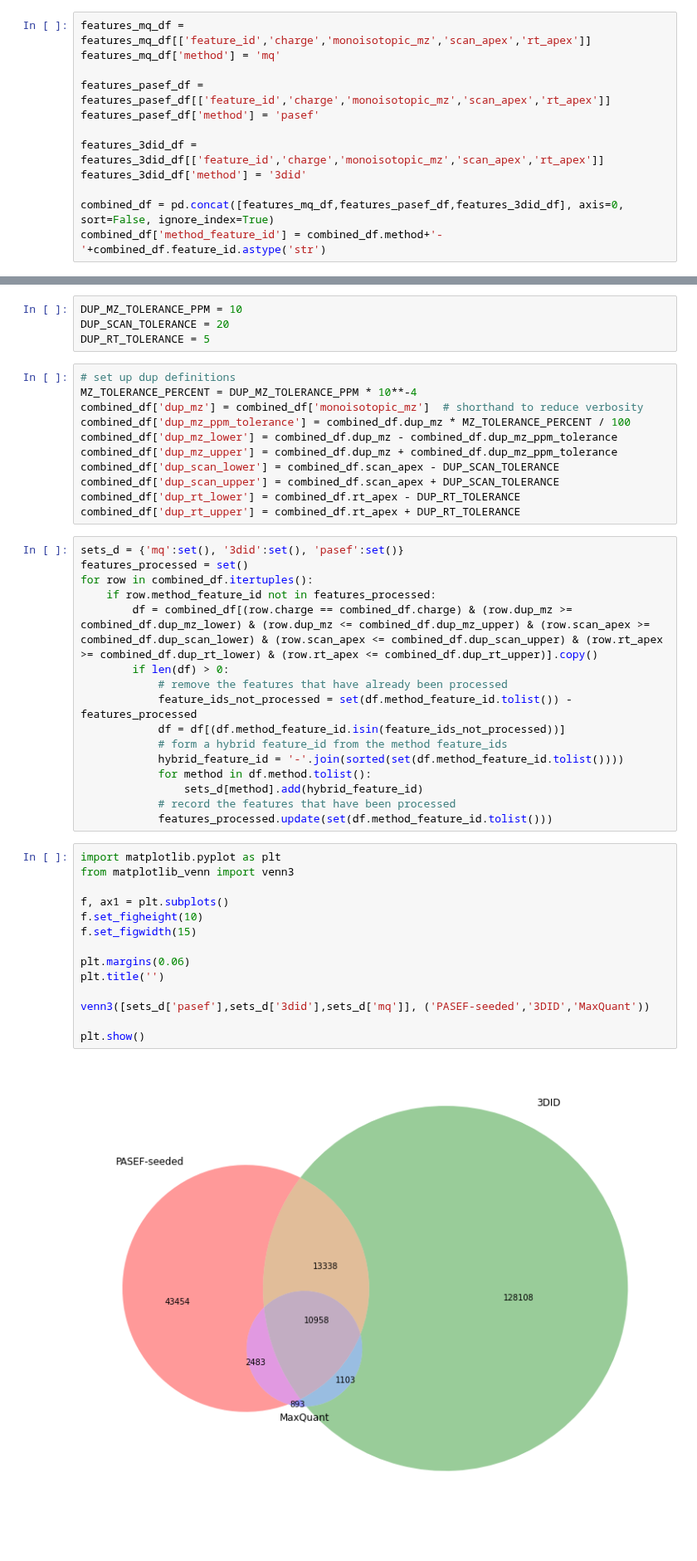
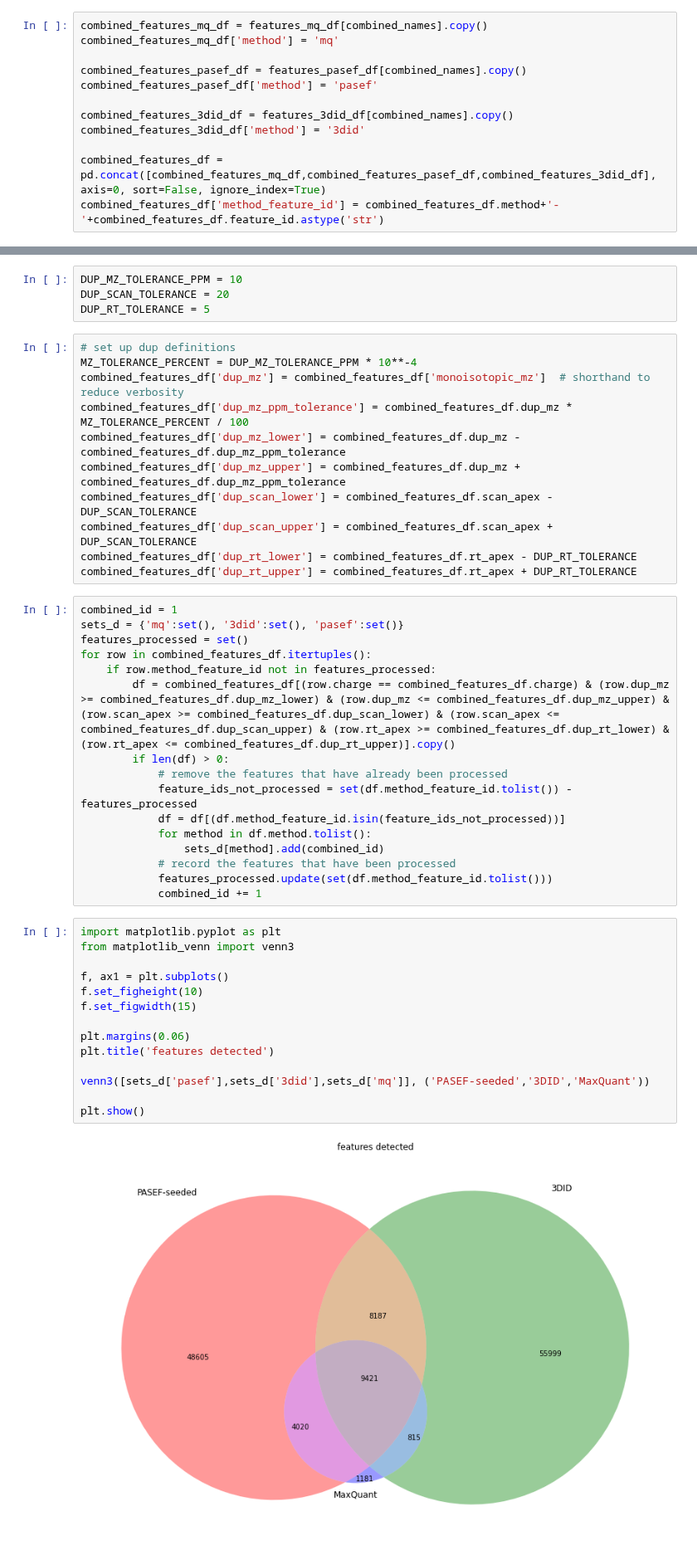
Before and after one commit to WEHI-Proteomics/tfde, a Jupyter notebook: notebooks/paper 4 - venn diagrams for detection.ipynb, the cells around one changed output, grey strips where cells are left out. Shown at 83% size. Cells and saved outputs as stored; diff of their text form; blank space fills up the shorter version.

```diff
--- a/notebooks/paper 4 - venn diagrams for detection.ipynb
+++ b/notebooks/paper 4 - venn diagrams for detection.ipynb
@@ -115,12 +85,12 @@ print('{} features from PASEF, {} features from MaxQuant, {} features from 3DID'
 # %%
-features_mq_df = features_mq_df[['feature_id','charge','monoisotopic_mz','scan_apex','rt_apex']]
-features_mq_df['method'] = 'mq'
+combined_features_mq_df = features_mq_df[combined_names].copy()
+combined_features_mq_df['method'] = 'mq'
 
-features_pasef_df = features_pasef_df[['feature_id','charge','monoisotopic_mz','scan_apex','rt_apex']]
-features_pasef_df['method'] = 'pasef'
+combined_features_pasef_df = features_pasef_df[combined_names].copy()
+combined_features_pasef_df['method'] = 'pasef'
 
-features_3did_df = features_3did_df[['feature_id','charge','monoisotopic_mz','scan_apex','rt_apex']]
-features_3did_df['method'] = '3did'
+combined_features_3did_df = features_3did_df[combined_names].copy()
+combined_features_3did_df['method'] = '3did'
 
-combined_df = pd.concat([features_mq_df,features_pasef_df,features_3did_df], axis=0, sort=False, ignore_index=True)
-combined_df['method_feature_id'] = combined_df.method+'-'+combined_df.feature_id.astype('str')
+combined_features_df = pd.concat([combined_features_mq_df,combined_features_pasef_df,combined_features_3did_df], axis=0, sort=False, ignore_index=True)
+combined_features_df['method_feature_id'] = combined_features_df.method+'-'+combined_features_df.feature_id.astype('str')
@@ -140,43 +103,43 @@ DUP_RT_TOLERANCE = 5
 # %%
 # set up dup definitions
 MZ_TOLERANCE_PERCENT = DUP_MZ_TOLERANCE_PPM * 10**-4
-combined_df['dup_mz'] = combined_df['monoisotopic_mz']  # shorthand to reduce verbosity
-combined_df['dup_mz_ppm_tolerance'] = combined_df.dup_mz * MZ_TOLERANCE_PERCENT / 100
-combined_df['dup_mz_lower'] = combined_df.dup_mz - combined_df.dup_mz_ppm_tolerance
-combined_df['dup_mz_upper'] = combined_df.dup_mz + combined_df.dup_mz_ppm_tolerance
-combined_df['dup_scan_lower'] = combined_df.scan_apex - DUP_SCAN_TOLERANCE
-combined_df['dup_scan_upper'] = combined_df.scan_apex + DUP_SCAN_TOLERANCE
-combined_df['dup_rt_lower'] = combined_df.rt_apex - DUP_RT_TOLERANCE
-combined_df['dup_rt_upper'] = combined_df.rt_apex + DUP_RT_TOLERANCE
+combined_features_df['dup_mz'] = combined_features_df['monoisotopic_mz']  # shorthand to reduce verbosity
+combined_features_df['dup_mz_ppm_tolerance'] = combined_features_df.dup_mz * MZ_TOLERANCE_PERCENT / 100
+combined_features_df['dup_mz_lower'] = combined_features_df.dup_mz - combined_features_df.dup_mz_ppm_tolerance
+combined_features_df['dup_mz_upper'] = combined_features_df.dup_mz + combined_features_df.dup_mz_ppm_tolerance
+combined_features_df['dup_scan_lower'] = combined_features_df.scan_apex - DUP_SCAN_TOLERANCE
+combined_features_df['dup_scan_upper'] = combined_features_df.scan_apex + DUP_SCAN_TOLERANCE
+combined_features_df['dup_rt_lower'] = combined_features_df.rt_apex - DUP_RT_TOLERANCE
+combined_features_df['dup_rt_upper'] = combined_features_df.rt_apex + DUP_RT_TOLERANCE
 # %%
+combined_id = 1
 sets_d = {'mq':set(), '3did':set(), 'pasef':set()}
 features_processed = set()
-for row in combined_df.itertuples():
+for row in combined_features_df.itertuples():
     if row.method_feature_id not in features_processed:
-        df = combined_df[(row.charge == combined_df.charge) & (row.dup_mz >= combined_df.dup_mz_lower) & (row.dup_mz <= combined_df.dup_mz_upper) & (row.scan_apex >= combined_df.dup_scan_lower) & (row.scan_apex <= combined_df.dup_scan_upper) & (row.rt_apex >= combined_df.dup_rt_lower) & (row.rt_apex <= combined_df.dup_rt_upper)].copy()
+        df = combined_features_df[(row.charge == combined_features_df.charge) & (row.dup_mz >= combined_features_df.dup_mz_lower) & (row.dup_mz <= combined_features_df.dup_mz_upper) & (row.scan_apex >= combined_features_df.dup_scan_lower) & (row.scan_apex <= combined_features_df.dup_scan_upper) & (row.rt_apex >= combined_features_df.dup_rt_lower) & (row.rt_apex <= combined_features_df.dup_rt_upper)].copy()
         if len(df) > 0:
             # remove the features that have already been processed
             feature_ids_not_processed = set(df.method_feature_id.tolist()) - features_processed
             df = df[(df.method_feature_id.isin(feature_ids_not_processed))]
-            # form a hybrid feature_id from the method feature_ids
-            hybrid_feature_id = '-'.join(sorted(set(df.method_feature_id.tolist())))
             for method in df.method.tolist():
-                sets_d[method].add(hybrid_feature_id)
+                sets_d[method].add(combined_id)
             # record the features that have been processed
             features_processed.update(set(df.method_feature_id.tolist()))
+            combined_id += 1
 # %%
 import matplotlib.pyplot as plt
 from matplotlib_venn import venn3
 
 f, ax1 = plt.subplots()
 f.set_figheight(10)
 f.set_figwidth(15)
 
 plt.margins(0.06)
-plt.title('')
+plt.title('features detected')
 
 venn3([sets_d['pasef'],sets_d['3did'],sets_d['mq']], ('PASEF-seeded','3DID','MaxQuant'))
 
 plt.show()
 # %% [output]
-[figure, old version]
+[figure, new version]
```
Also changed, not shown: parts of 31 cells of this notebook, 2 other files.
